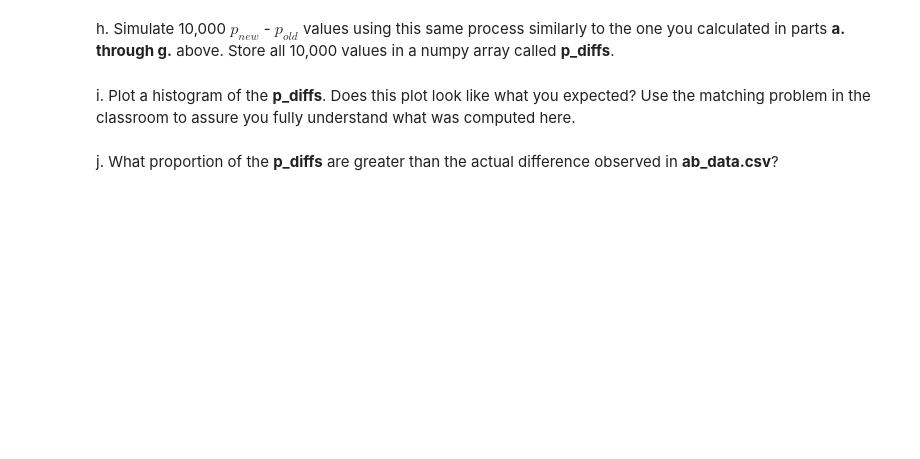
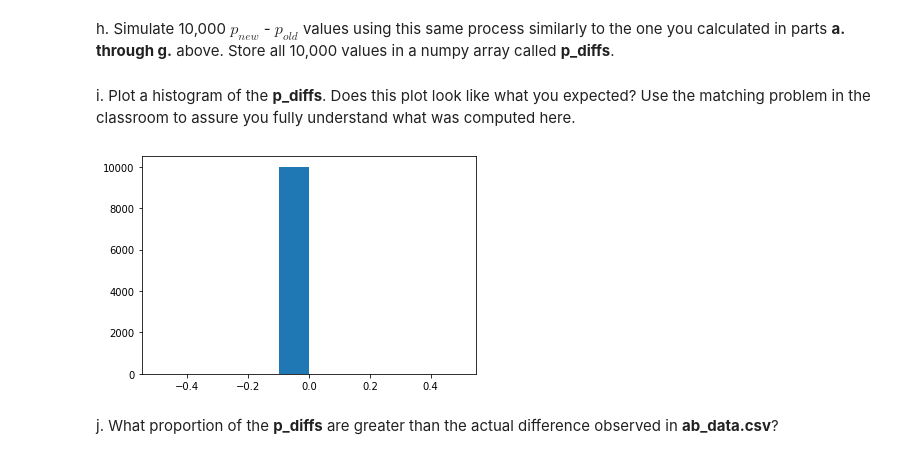
Before and after one commit to Ashmaawyy/AB-Testing, a Jupyter notebook: Analyze_ab_test_results_notebook.ipynb, the cells around one changed output. Drawn from its saved outputs; the diff is of its cells as text; code cells hidden in the pictures; blank space fills up the shorter version.

```diff
--- a/Analyze_ab_test_results_notebook.ipynb
+++ b/Analyze_ab_test_results_notebook.ipynb
@@ -292,2 +309,5 @@ c. What is $n_{new}$?
 # %% [markdown]
 d. What is $n_{old}$?
+# %%
+n_old = df2[df2['landing_page'] == 'old_page'].count()
+n_old.mean()
@@ -294,2 +316,7 @@ d. What is $n_{old}$?
 # %% [markdown]
 e. Simulate $n_{new}$ transactions with a convert rate of $p_{new}$ under the null.  Store these $n_{new}$ 1's and 0's in **new_page_converted**.
+# %%
+for _ in range(n_new.count()):
+    boot_sample = n_new.sample(1000, replace = True)
+    new_page_converted = (boot_sample['converted'] == 1).count() / boot_sample
+new_page_converted.mean()
@@ -296,2 +325,7 @@ e. Simulate $n_{new}$ transactions with a convert rate of $p_{new}$ under the nu
 # %% [markdown]
 f. Simulate $n_{old}$ transactions with a convert rate of $p_{old}$ under the null.  Store these $n_{old}$ 1's and 0's in **old_page_converted**.
+# %%
+for _ in range(n_old.count()):
+    boot_sample = n_old.sample(1000, replace = True)
+    old_page_converted = (boot_sample['converted'] == 1).count()/ boot_sample
+old_page_converted.mean()
@@ -300,6 +340,17 @@ g. Find $p_{new}$ - $p_{old}$ for your simulated values from part (e) and (f).
 # %% [markdown]
 h. Simulate 10,000 $p_{new}$ - $p_{old}$ values using this same process similarly to the one you calculated in parts **a. through g.** above.  Store all 10,000 values in a numpy array called **p_diffs**.
+# %%
+p_diffs = []
+for _ in range(10000):
+    boot_sample_old = old_page_converted.sample(1000, replace = True)
+    boot_sample_new = new_page_converted.sample(1000, replace = True)
+    p_diffs.append(boot_sample_new.mean() - boot_sample_old.mean())
 # %% [markdown]
 i. Plot a histogram of the **p_diffs**.  Does this plot look like what you expected?  Use the matching problem in the classroom to assure you fully understand what was computed here.
+# %%
+plt.hist(p_diffs)
+plt.show()
+# %% [output]
+[figure, added]
 # %% [markdown]
 j. What proportion of the **p_diffs** are greater than the actual difference observed in **ab_data.csv**?
```
Also changed, not shown: parts of 11 cells of this notebook.
